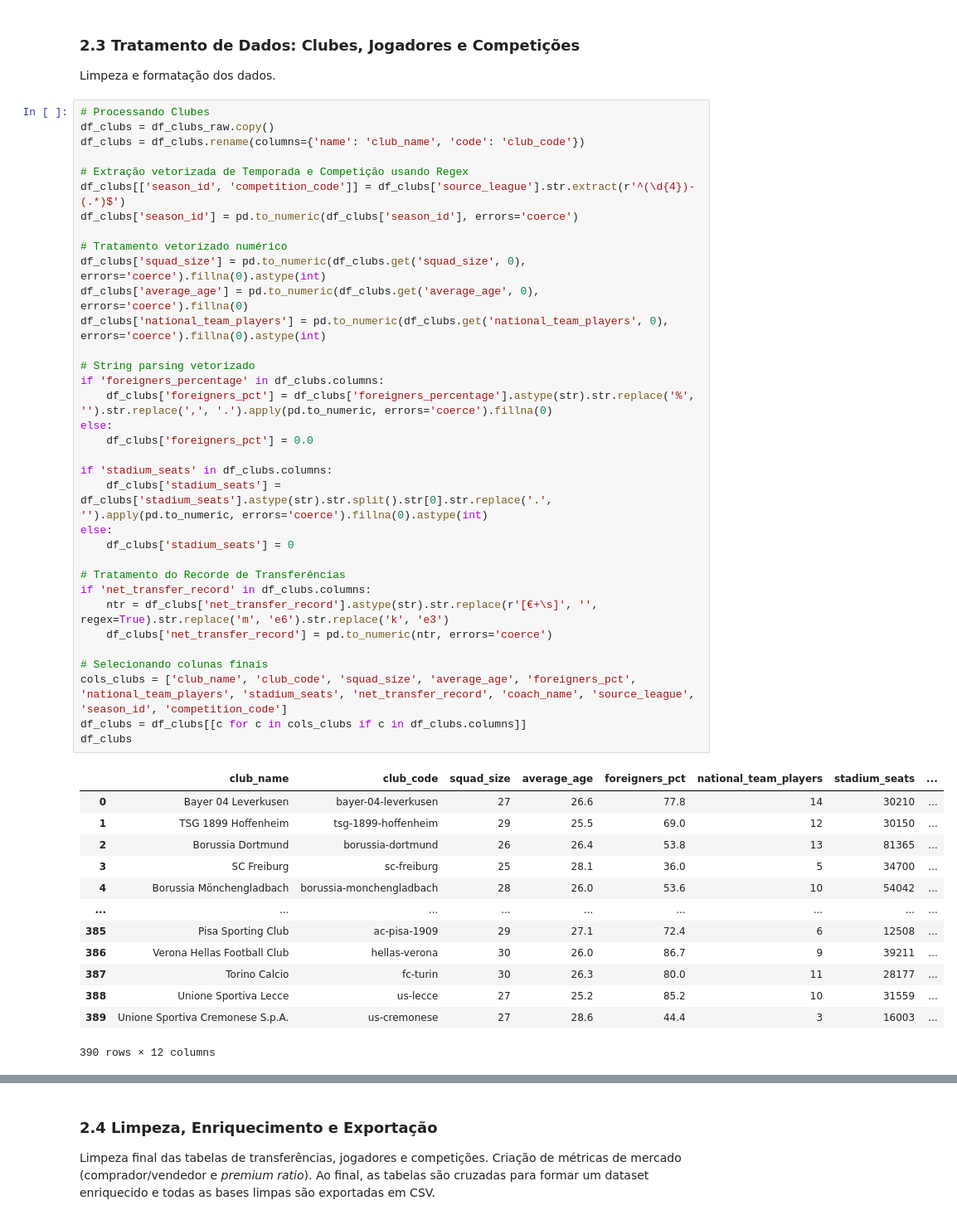
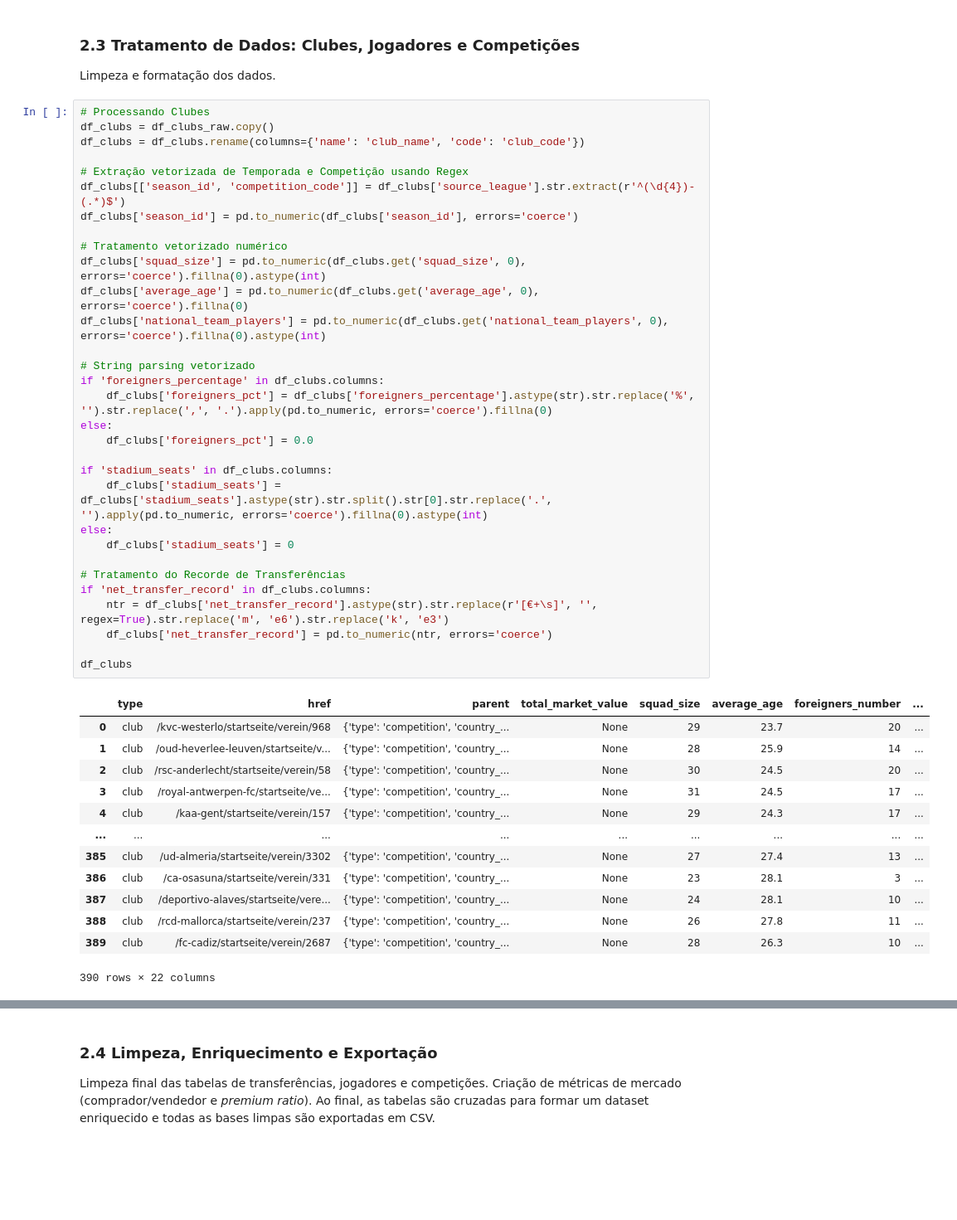
Before and after one commit to leticia-ribeirom/TP-CDAF, a Jupyter notebook: notebooks/exploratory_analysis.ipynb, the cells around one changed output, grey strips where cells are left out. Shown at 83% size. Saved outputs shown, nothing was run; the diff lists cells and outputs as text; blank space fills up the shorter version.

```diff
--- a/notebooks/exploratory_analysis.ipynb
+++ b/notebooks/exploratory_analysis.ipynb
@@ -167,49 +168,46 @@ Limpeza e formatação dos dados.
 df_clubs = df_clubs_raw.copy()
 df_clubs = df_clubs.rename(columns={'name': 'club_name', 'code': 'club_code'})
 
 # Extração vetorizada de Temporada e Competição usando Regex
 df_clubs[['season_id', 'competition_code']] = df_clubs['source_league'].str.extract(r'^(\d{4})-(.*)$')
 df_clubs['season_id'] = pd.to_numeric(df_clubs['season_id'], errors='coerce')
 
 # Tratamento vetorizado numérico
 df_clubs['squad_size'] = pd.to_numeric(df_clubs.get('squad_size', 0), errors='coerce').fillna(0).astype(int)
 df_clubs['average_age'] = pd.to_numeric(df_clubs.get('average_age', 0), errors='coerce').fillna(0)
 df_clubs['national_team_players'] = pd.to_numeric(df_clubs.get('national_team_players', 0), errors='coerce').fillna(0).astype(int)
 
 # String parsing vetorizado
 if 'foreigners_percentage' in df_clubs.columns:
     df_clubs['foreigners_pct'] = df_clubs['foreigners_percentage'].astype(str).str.replace('%', '').str.replace(',', '.').apply(pd.to_numeric, errors='coerce').fillna(0)
 else:
     df_clubs['foreigners_pct'] = 0.0
 
 if 'stadium_seats' in df_clubs.columns:
     df_clubs['stadium_seats'] = df_clubs['stadium_seats'].astype(str).str.split().str[0].str.replace('.', '').apply(pd.to_numeric, errors='coerce').fillna(0).astype(int)
 else:
     df_clubs['stadium_seats'] = 0
 
 # Tratamento do Recorde de Transferências
 if 'net_transfer_record' in df_clubs.columns:
     ntr = df_clubs['net_transfer_record'].astype(str).str.replace(r'[€+\s]', '', regex=True).str.replace('m', 'e6').str.replace('k', 'e3')
     df_clubs['net_transfer_record'] = pd.to_numeric(ntr, errors='coerce')
 
-# Selecionando colunas finais
-cols_clubs = ['club_name', 'club_code', 'squad_size', 'average_age', 'foreigners_pct', 'national_team_players', 'stadium_seats', 'net_transfer_record', 'coach_name', 'source_league', 'season_id', 'competition_code']
-df_clubs = df_clubs[[c for c in cols_clubs if c in df_clubs.columns]]
 df_clubs
 # %% [output]
-|  | club_name | club_code | squad_size | average_age | foreigners_pct | national_team_players | stadium_seats | ... |
-| 0 | Bayer 04 Leverkusen | bayer-04-leverkusen | 27 | 26.6 | 77.8 | 14 | 30210 | ... |
-| 1 | TSG 1899 Hoffenheim | tsg-1899-hoffenheim | 29 | 25.5 | 69.0 | 12 | 30150 | ... |
-| 2 | Borussia Dortmund | borussia-dortmund | 26 | 26.4 | 53.8 | 13 | 81365 | ... |
-| 3 | SC Freiburg | sc-freiburg | 25 | 28.1 | 36.0 | 5 | 34700 | ... |
-| 4 | Borussia Mönchengladbach | borussia-monchengladbach | 28 | 26.0 | 53.6 | 10 | 54042 | ... |
+|  | type | href | parent | total_market_value | squad_size | average_age | foreigners_number | ... |
+| 0 | club | /kvc-westerlo/startseite/verein/968 | {'type': 'competition', 'country_... | None | 29 | 23.7 | 20 | ... |
+| 1 | club | /oud-heverlee-leuven/startseite/v... | {'type': 'competition', 'country_... | None | 28 | 25.9 | 14 | ... |
+| 2 | club | /rsc-anderlecht/startseite/verein/58 | {'type': 'competition', 'country_... | None | 30 | 24.5 | 20 | ... |
+| 3 | club | /royal-antwerpen-fc/startseite/ve... | {'type': 'competition', 'country_... | None | 31 | 24.5 | 17 | ... |
+| 4 | club | /kaa-gent/startseite/verein/157 | {'type': 'competition', 'country_... | None | 29 | 24.3 | 17 | ... |
 | ... | ... | ... | ... | ... | ... | ... | ... | ... |
-| 385 | Pisa Sporting Club | ac-pisa-1909 | 29 | 27.1 | 72.4 | 6 | 12508 | ... |
-| 386 | Verona Hellas Football Club | hellas-verona | 30 | 26.0 | 86.7 | 9 | 39211 | ... |
-| 387 | Torino Calcio | fc-turin | 30 | 26.3 | 80.0 | 11 | 28177 | ... |
-| 388 | Unione Sportiva Lecce | us-lecce | 27 | 25.2 | 85.2 | 10 | 31559 | ... |
-| 389 | Unione Sportiva Cremonese S.p.A. | us-cremonese | 27 | 28.6 | 44.4 | 3 | 16003 | ... |
+| 385 | club | /ud-almeria/startseite/verein/3302 | {'type': 'competition', 'country_... | None | 27 | 27.4 | 13 | ... |
+| 386 | club | /ca-osasuna/startseite/verein/331 | {'type': 'competition', 'country_... | None | 23 | 28.1 | 3 | ... |
+| 387 | club | /deportivo-alaves/startseite/vere... | {'type': 'competition', 'country_... | None | 24 | 28.1 | 10 | ... |
+| 388 | club | /rcd-mallorca/startseite/verein/237 | {'type': 'competition', 'country_... | None | 26 | 27.8 | 11 | ... |
+| 389 | club | /fc-cadiz/startseite/verein/2687 | {'type': 'competition', 'country_... | None | 28 | 26.3 | 10 | ... |
-390 rows × 12 columns
+390 rows × 22 columns
 # %%
 # Processando Jogadores
 df_players = df_players_raw.copy()
```
Also changed, not shown: parts of 30 cells of this notebook, 5 other files.
